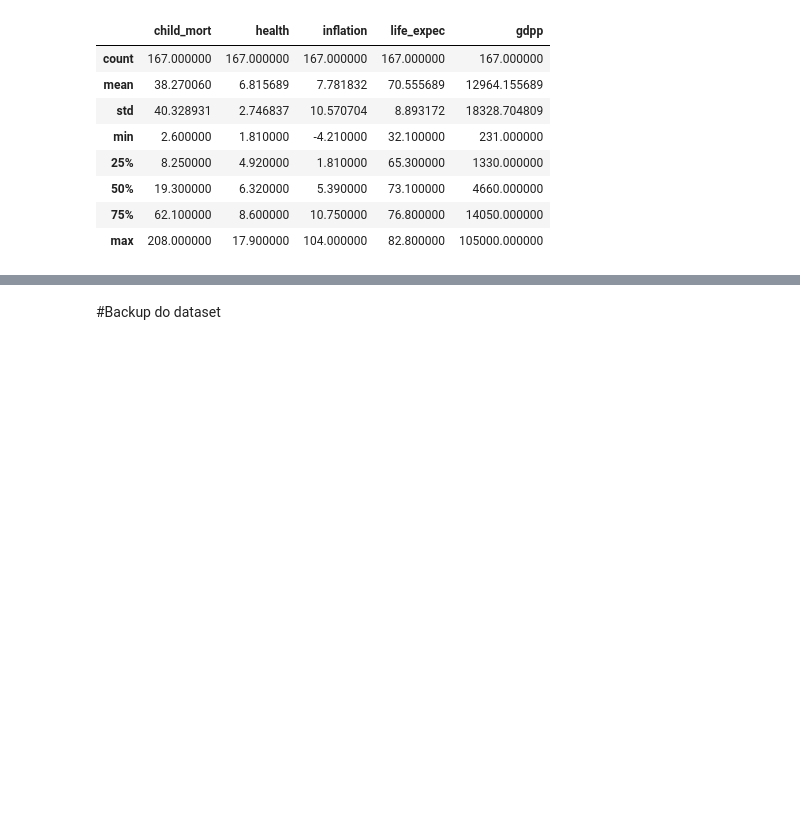
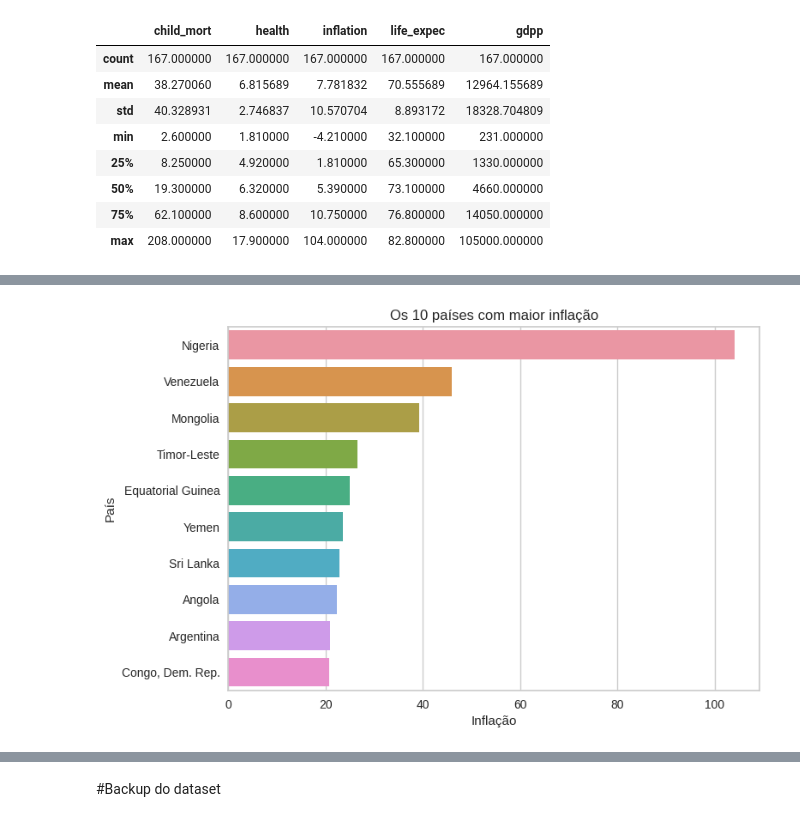
Before and after one commit to GabrielCdev/HELP_International_Analysis, a Jupyter notebook: HELP_International_Analysis.ipynb, the cells around one changed output, grey strips where cells are left out. Drawn from its saved outputs; the diff is of its cells as text; code cells hidden in the pictures; blank space fills up the shorter version.

```diff
--- a/HELP_International_Analysis.ipynb
+++ b/HELP_International_Analysis.ipynb
@@ -245,0 +261,13 @@ help_df.describe()
+# %%
+df_sorted = help_df.sort_values(by='inflation', ascending=False)
+top_10 = df_sorted.head(10)
+
+sns.barplot(x='inflation', y=top_10.index, data=top_10)
+
+plt.xlabel('Inflação')
+plt.ylabel('País')
+plt.title('Os 10 países com maior inflação')
+
+plt.show()
+# %% [output]
+[figure, added]
```
Also changed, not shown: parts of 5 cells of this notebook.
